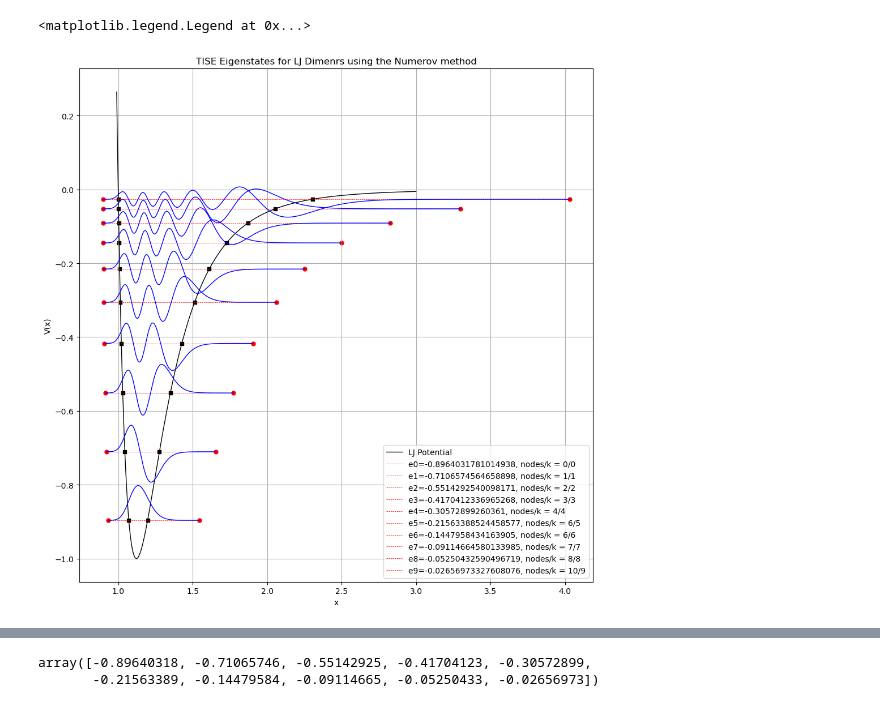
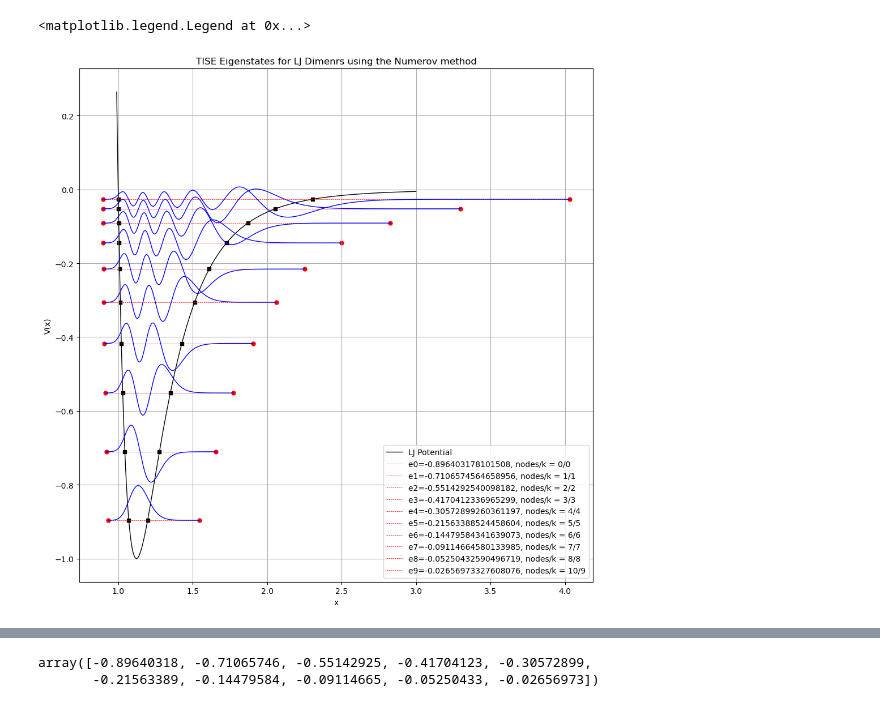
Before and after one commit to SoumyajeetMazumdar/CQMPP, a Jupyter notebook: #4/part2.ipynb, the cells around one changed output, grey strips where cells are left out. Drawn from its saved outputs; the diff is of its cells as text; code cells hidden in the pictures.

```diff
--- a/#4/part2.ipynb
+++ b/#4/part2.ipynb
@@ -146,7 +146,7 @@ for k in range(0,9+1):
         state = "NIL"
 
         # termination if convergence is reached. Tolerance low here as the wavefn has not been normalised. After normalisation, phi[xe] will be orders of magnitude smaller
-        if k == nodes and abs(phi[-1])<1e-6:
+        if k == nodes and abs(phi[-1])<1e-4:
             state = "CONVERGED"
             before_norm = phi[-1]
 
@@ -168,34 +168,34 @@ for k in range(0,9+1):
     after_norm = phi[-1]
     norm = np.dot(phi, phi)
 
     # to tally the findings, used later
     data.append({
         "STATE": state,
         "ITERATIONS": iter,
         "phi[xe] BEFORE NORMALISATION": before_norm,
         "phi[xe] AFTER NORMALISATION": after_norm,
         "NORM": norm,
         "ENERGY": ek
     })
 
     # for the plots, we need to highlight these as asked in the question
     xa, xb = returnCTPs(ek=e_mid)
     xs, xe = return_limits_for_E(ek=e_mid)
     plt.scatter(xa, ek, marker="s", c='k', s=25)
     plt.scatter(xb, ek, marker="s",c='k', s=25 )
     plt.scatter(xs, ek, marker='o', color = 'r', s=25)
     plt.scatter(xe, ek, marker='o', color= 'r', s=25)
     plt.hlines(y=ek, xmin=xs, xmax=xe, color='r', linestyle='--', linewidth=0.5, label=f"e{k}={ek}, nodes/k = {nodes}/{k}")
     phi_shifted = phi - abs(e_mid)
     plt.plot(x_range, phi_shifted, color= 'b', linewidth = 1)
 
 plt.title("TISE Eigenstates for LJ Dimenrs using the Numerov method")
 plt.tight_layout()
 plt.grid()
 plt.legend()
 # %% [output]
 <matplotlib.legend.Legend at 0x...>
-[figure, old version]
+[figure, new version]
 # %%
 import pandas as pd
 df = pd.DataFrame(data)
```
Also changed, not shown: parts of 1 cell of this notebook, 1 other file.
